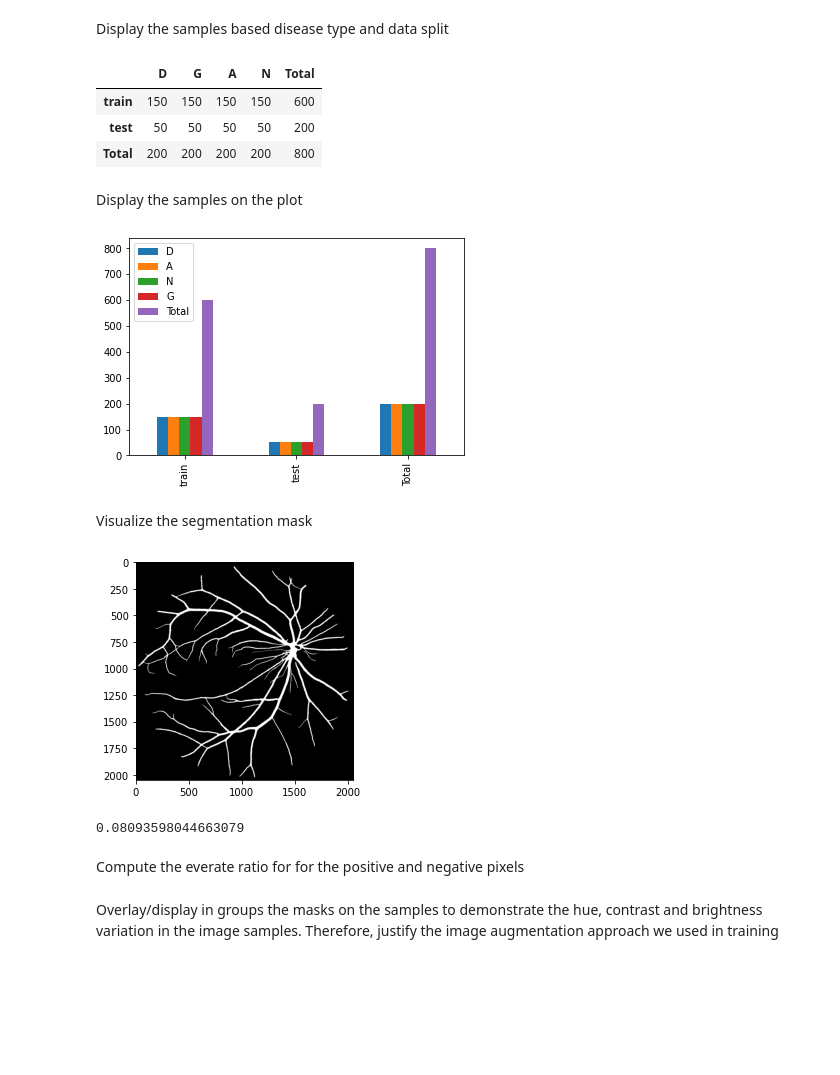
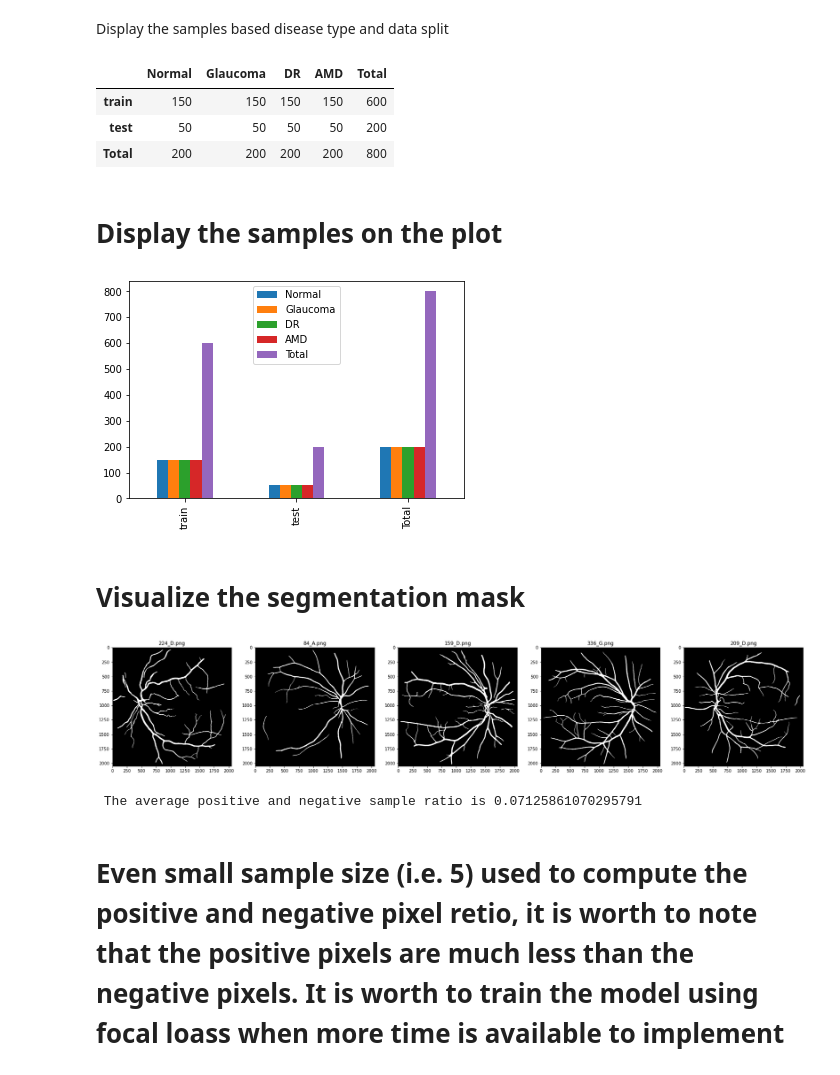
Before and after one commit to WenchaoHanSRI/U_net, a Jupyter notebook: Inspect_dataset.ipynb, the cells around one changed output. Cells and saved outputs as stored; diff of their text form; code cells hidden in the pictures; blank space fills up the shorter version.

```diff
--- a/Inspect_dataset.ipynb
+++ b/Inspect_dataset.ipynb
@@ -110,42 +114,53 @@ df = df.append(type_count_total, ignore_index=True)
 total_split = df.sum(axis=1)
 df['Total'] = total_split.values
 df.index = ['train','test', 'Total']
-df
+df_rename = df.rename(columns={'D': 'DR', 'G':'Glaucoma', 'A': 'AMD', 'N':'Normal' })
+df_rename
 # %% [output]
-|  | D | G | A | N | Total |
+|  | Normal | Glaucoma | DR | AMD | Total |
 | train | 150 | 150 | 150 | 150 | 600 |
 | test | 50 | 50 | 50 | 50 | 200 |
 | Total | 200 | 200 | 200 | 200 | 800 |
 # %% [markdown]
-Display the samples on the plot
+# Display the samples on the plot
 # %%
-ax = df.plot.bar()
+ax = df_rename.plot.bar()
 # %% [output]
-[figure, old version]
+[figure, new version]
 # %% [markdown]
-Visualize the segmentation mask
+# Visualize the segmentation mask
-# %%
-train_mask = os.path.join(train_dir,'Ground truth/')
-train_mask_ls = sorted(os.listdir(train_mask))
-mask_path = train_mask+train_mask_ls[0]
-img_mask=Image.open(mask_path)
-plt.imshow(img_mask)
-plt.show()
-# %% [output]
-[figure, removed]
 # %%
 import numpy as np
-img_mask_b=np.array(img_mask)[:,:,0]
-c_pos=np.sum(img_mask_b==255)
-c_neg=np.sum(img_mask_b==0)
-pos_neg_ratio=c_pos/c_neg
-pos_neg_ratio
+
+def compute_ratio(img_mask):
+  img_mask_b=np.array(img_mask)[:,:,0]
+  c_pos=np.sum(img_mask_b==255)
+  c_neg=np.sum(img_mask_b==0)
+  pos_neg_ratio=c_pos/c_neg
+
+  return pos_neg_ratio
-# %% [output]
-0.08093598044663079
-# %% [markdown]
-Compute the everate ratio for for the positive and negative pixels
-# %% [markdown]
-Overlay/display in groups the masks on the samples
-to demonstrate the hue, contrast and brightness variation
-in the image samples. Therefore, justify the image augmentation
-approach we used in training
+# %%
+train_mask = os.path.join(train_dir,'Ground truth/')
+train_mask_ls = sorted(os.listdir(train_mask))
+
+random.seed(1)  ## random seed for reproduce the same images
+sub_masklist = random.sample(train_mask_ls, 5)
+
+fig = plt.figure(figsize = (30, 15))
+pos_neg_ratio = 0
+for i, filename in enumerate(islice(sub_masklist, 5)):
+  full_path = os.path.join(train_mask, filename)
+  img_mask = Image.open(full_path)
+  pos_neg_ratio += compute_ratio(img_mask)
+  ax = fig.add_subplot(1, 5,i+1)
+  ax.set_title(filename)
+  ax.imshow(img_mask)
+plt.show()
+
+
+print(f' The average positive and negative sample ratio is {pos_neg_ratio/5}')
+# %% [output]
+[figure, added]
+ The average positive and negative sample ratio is 0.07125861070295791
+# %% [markdown]
+# Even small sample size (i.e. 5) used to compute the positive and negative pixel retio, it is worth to note that the positive pixels are much less than the negative pixels. It is worth to train the model using focal loass when more time is available to implement
```
Also changed, not shown: parts of 8 cells of this notebook.
